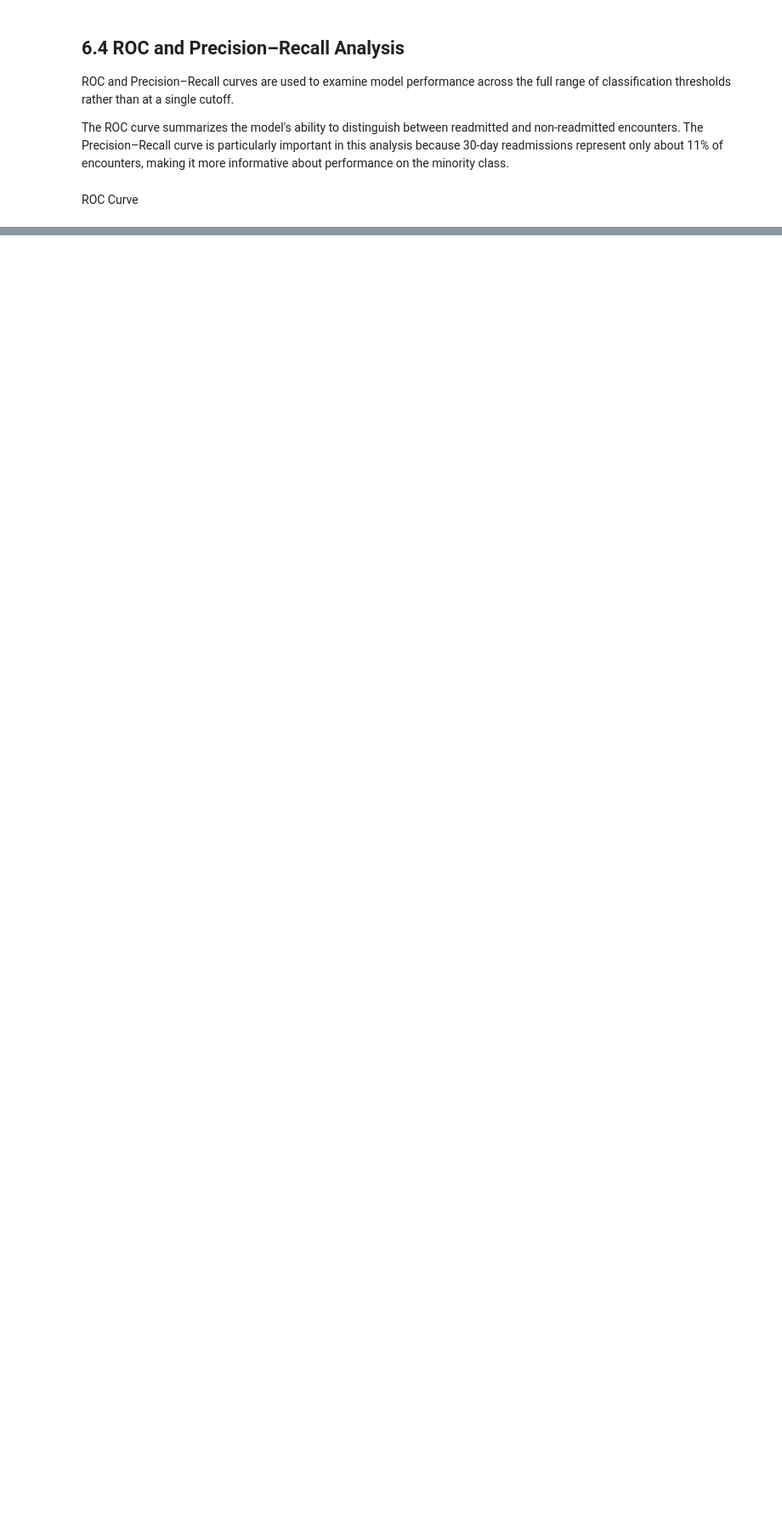
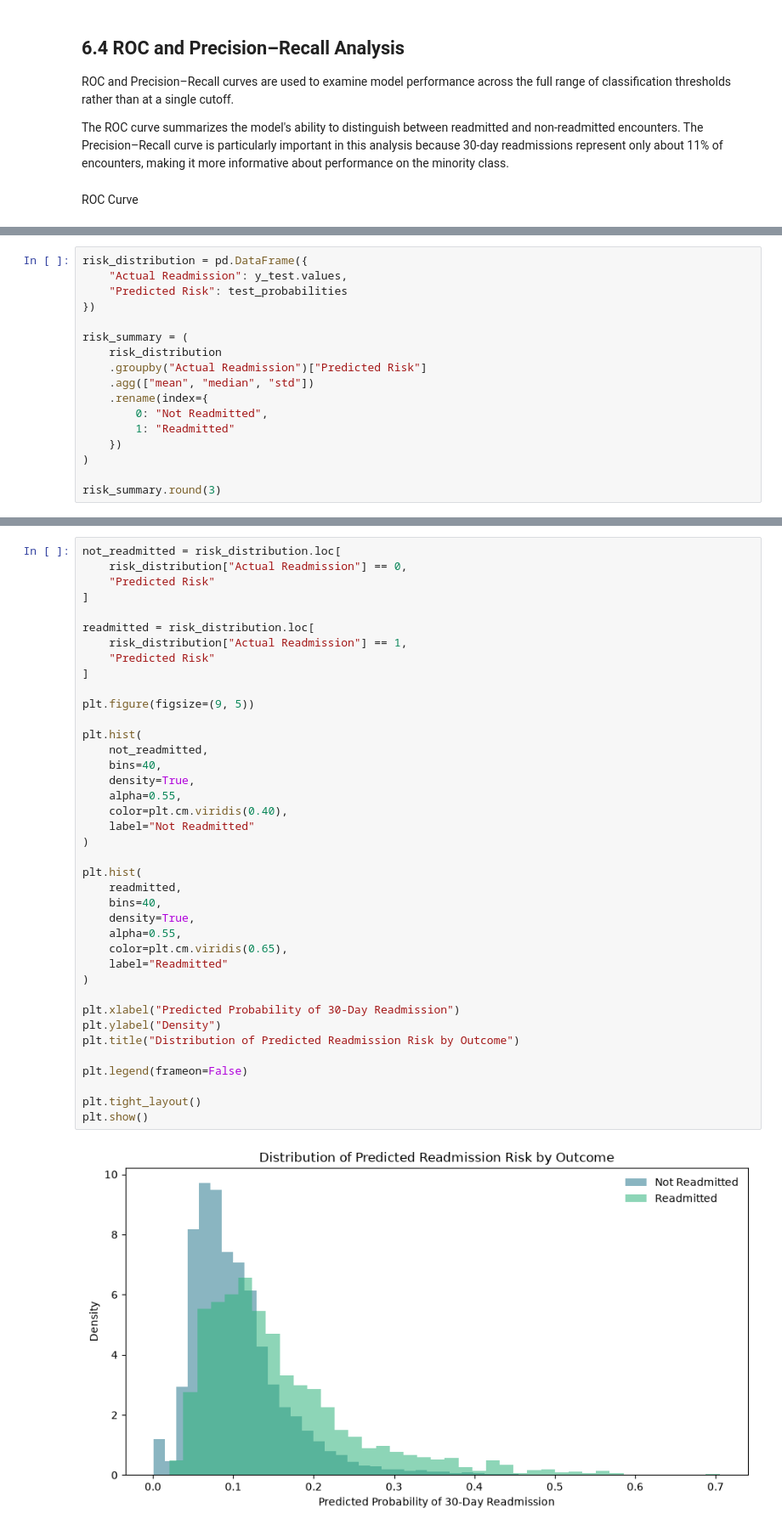
Before and after one commit to byegond-beep/hospital-readmission-resource-allocation-analytics, a Jupyter notebook: notebooks/06_model _evaluation.ipynb, the cells around one changed output, grey strips where cells are left out. Shown at 85% size. Drawn from its saved outputs; the diff is of its cells as text; blank space fills up the shorter version.

```diff
--- a/notebooks/06_model _evaluation.ipynb
+++ b/notebooks/06_model _evaluation.ipynb
@@ -303,0 +512,17 @@ This trade-off is operationally important because the appropriate operating poin
+# %%
+risk_distribution = pd.DataFrame({
+    "Actual Readmission": y_test.values,
+    "Predicted Risk": test_probabilities
+})
+
+risk_summary = (
+    risk_distribution
+    .groupby("Actual Readmission")["Predicted Risk"]
+    .agg(["mean", "median", "std"])
+    .rename(index={
+        0: "Not Readmitted",
+        1: "Readmitted"
+    })
+)
+
+risk_summary.round(3)
@@ -303,0 +534,41 @@ This trade-off is operationally important because the appropriate operating poin
+# %%
+not_readmitted = risk_distribution.loc[
+    risk_distribution["Actual Readmission"] == 0,
+    "Predicted Risk"
+]
+
+readmitted = risk_distribution.loc[
+    risk_distribution["Actual Readmission"] == 1,
+    "Predicted Risk"
+]
+
+plt.figure(figsize=(9, 5))
+
+plt.hist(
+    not_readmitted,
+    bins=40,
+    density=True,
+    alpha=0.55,
+    color=plt.cm.viridis(0.40),
+    label="Not Readmitted"
+)
+
+plt.hist(
+    readmitted,
+    bins=40,
+    density=True,
+    alpha=0.55,
+    color=plt.cm.viridis(0.65),
+    label="Readmitted"
+)
+
+plt.xlabel("Predicted Probability of 30-Day Readmission")
+plt.ylabel("Density")
+plt.title("Distribution of Predicted Readmission Risk by Outcome")
+
+plt.legend(frameon=False)
+
+plt.tight_layout()
+plt.show()
+# %% [output]
+[figure, added]
```
Also changed, not shown: parts of 16 cells of this notebook.
